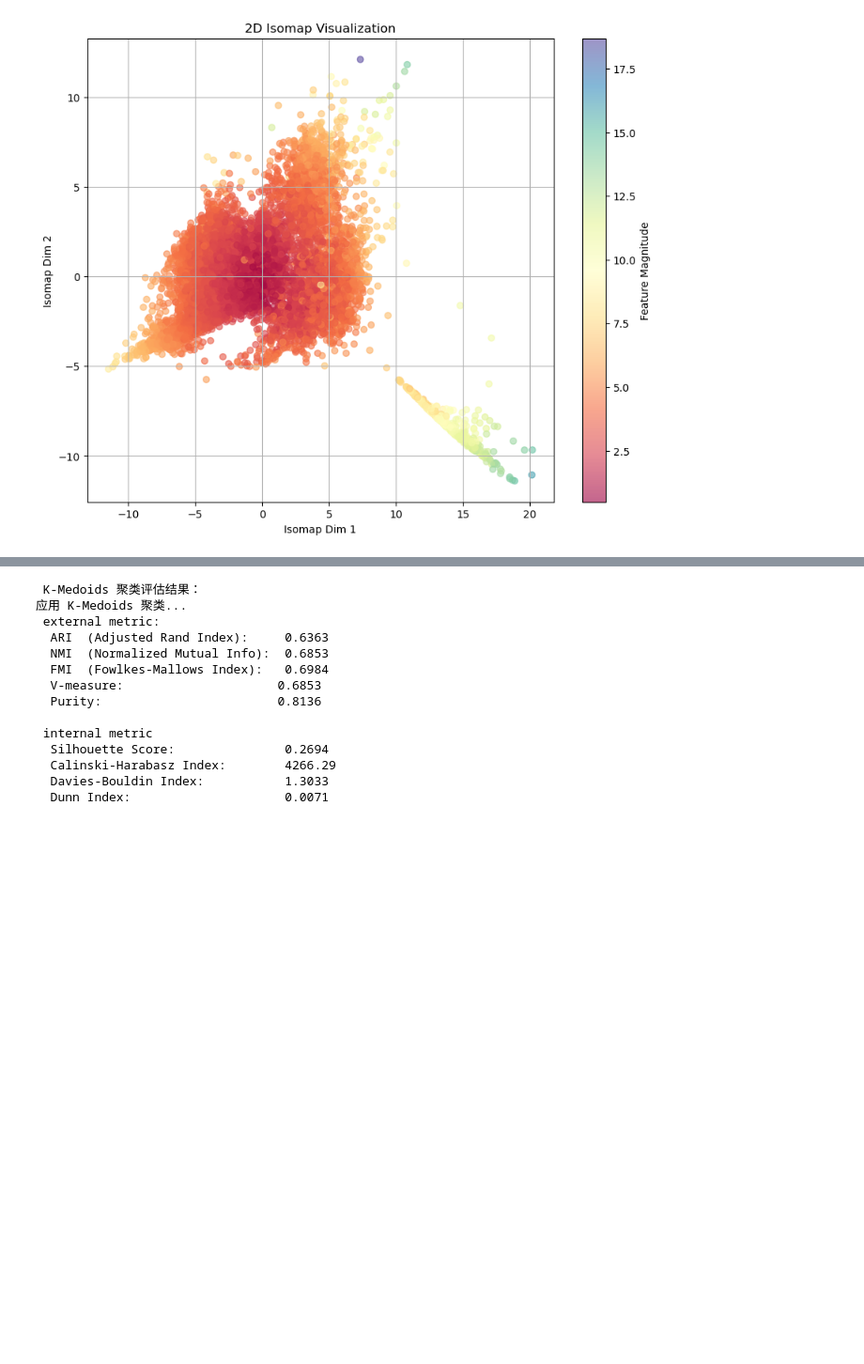
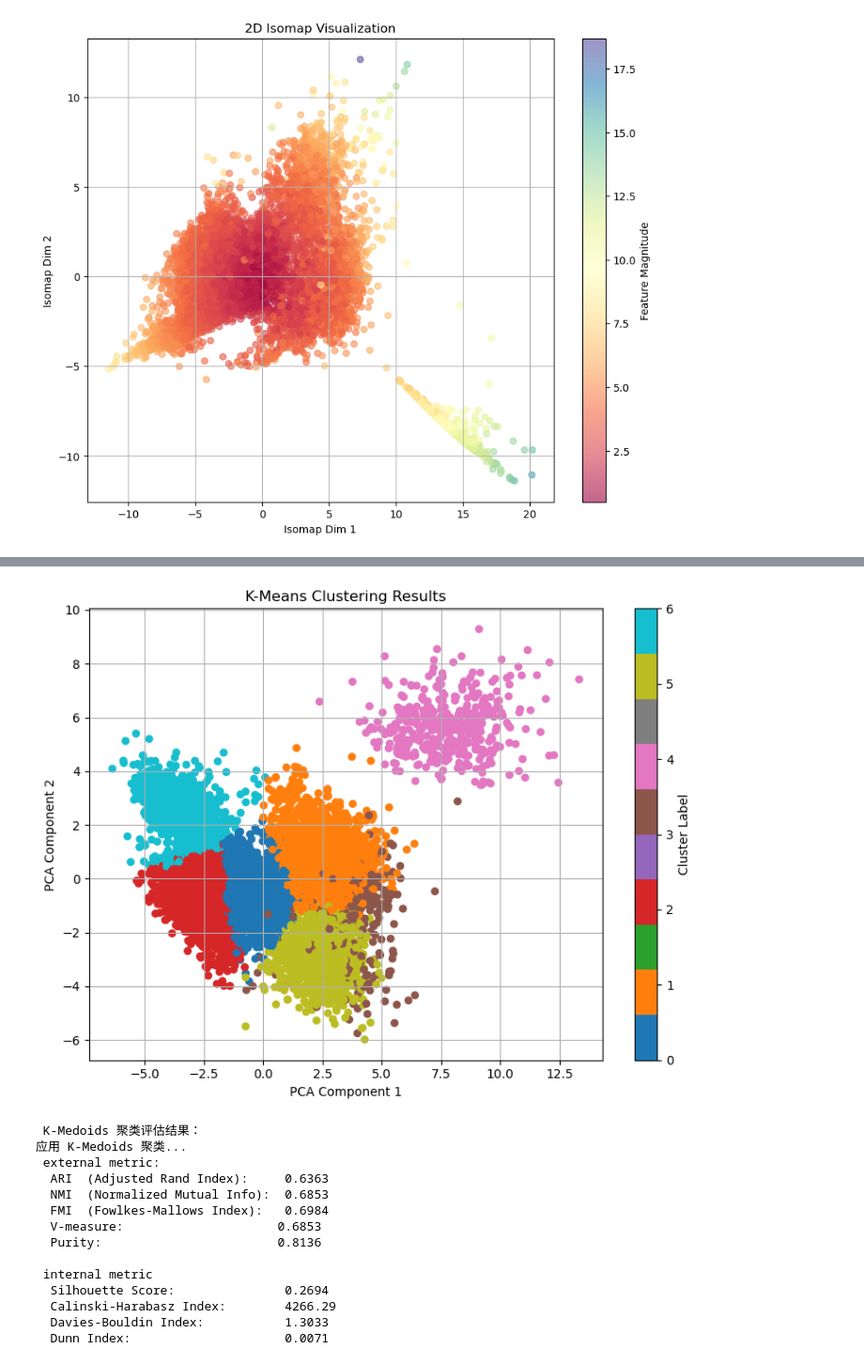
Before and after one commit to yyu-netize/ML_project_dsaa2011, a Jupyter notebook: preprocessing/basic.ipynb, the cells around one changed output, grey strips where cells are left out. Shown at 94% size. Drawn from its saved outputs; the diff is of its cells as text; code cells hidden in the pictures; blank space fills up the shorter version.

```diff
--- a/preprocessing/basic.ipynb
+++ b/preprocessing/basic.ipynb
@@ -347,6 +347,29 @@ def evaluate_clustering(X, y_true, y_pred):
     print(f"  Calinski-Harabasz Index:        {calinski_harabasz_score(X, y_pred):.2f}")
     print(f"  Davies-Bouldin Index:           {davies_bouldin_score(X, y_pred):.4f}")
     print(f"  Dunn Index:                     {dunn_index(X, y_pred):.4f}")
+# %%
+import matplotlib.pyplot as plt
+from sklearn.decomposition import PCA
+from sklearn.preprocessing import LabelEncoder
+
+def visualize_clusters(X, cluster_labels, title="Cluster Visualization"):
+    # 将簇标签映射为连续整数（0, 1, ..., n-1）
+    cluster_labels = LabelEncoder().fit_transform(cluster_labels)
+
+    # PCA降维
+    pca = PCA(n_components=2)
+    X_reduced = pca.fit_transform(X)
+
+    # 可视化
+    plt.figure(figsize=(8, 6))
+    scatter = plt.scatter(X_reduced[:, 0], X_reduced[:, 1], c=cluster_labels, cmap='tab10', s=30)
+    plt.title(title)
+    plt.xlabel("PCA Component 1")
+    plt.ylabel("PCA Component 2")
+    plt.colorbar(scatter, label='Cluster Label')
+    plt.grid(True)
+    plt.tight_layout()
+    plt.show()
 # %%
 # Part three: Clustering
 # Prototype-based Clustering
@@ -380,6 +403,12 @@ evaluate_clustering(X_train_scaled, y_train, kmeans_labels)
   Calinski-Harabasz Index:        6238.77
   Davies-Bouldin Index:           1.0983
   Dunn Index:                     0.0080
+# %%
+# Part three: Clustering
+# Visualize the K-Means clustering results
+visualize_clusters(X_train_scaled, kmeans_labels, title="K-Means Clustering Results")
+# %% [output]
+[figure, added]
 # %%
 # Part three: Clustering
 # Prototype-based Clustering
```
Also changed, not shown: parts of 8 cells of this notebook, 4 other files.
